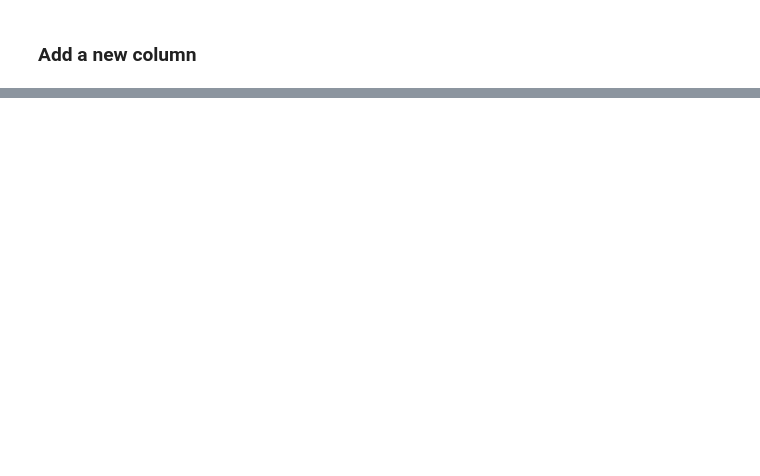
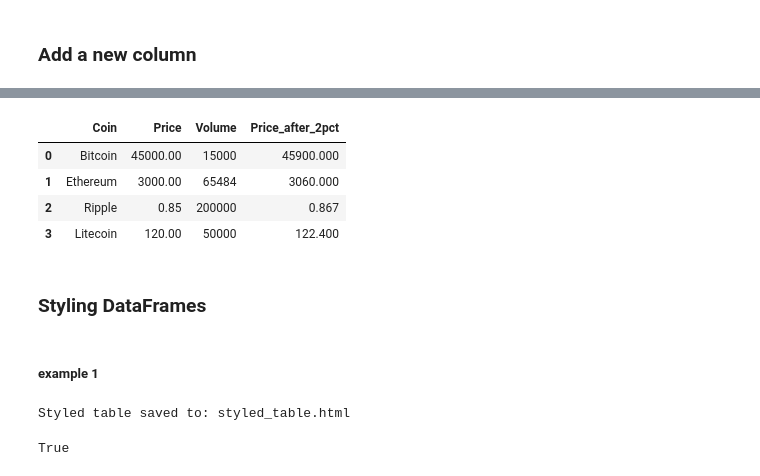
Before and after one commit to joshuatochinwachi/python-cohort-1, a Jupyter notebook: module-2/01_data_manipulation_with_pandas_and_numpy.ipynb, the cells around one changed output, grey strips where cells are left out. Cells and saved outputs as stored; diff of their text form; code cells hidden in the pictures; blank space fills up the shorter version.

```diff
--- a/module-2/01_data_manipulation_with_pandas_and_numpy.ipynb
+++ b/module-2/01_data_manipulation_with_pandas_and_numpy.ipynb
@@ -186,0 +357,41 @@ df.to_csv()
+# %%
+data.loc[1,'Volume']= 65484
+
+data
+# %% [output]
+|  | Coin | Price | Volume | Price_after_2pct |
+| 0 | Bitcoin | 45000.00 | 15000 | 45900.000 |
+| 1 | Ethereum | 3000.00 | 65484 | 3060.000 |
+| 2 | Ripple | 0.85 | 200000 | 0.867 |
+| 3 | Litecoin | 120.00 | 50000 | 122.400 |
+# %% [markdown]
+### Styling DataFrames
+# %% [markdown]
+##### example 1
+# %%
+import pandas as pd
+
+# Sample DataFrame
+data = pd.DataFrame({
+    'A': [1, 5, 3],
+    'B': [4, 2, 6]
+})
+
+# Apply styling
+styled_data = data.style \
+    .highlight_max(color='lightgreen') \
+    .highlight_min(color='pink')
+
+# Save to HTML
+output_file = "styled_table.html"
+styled_data.to_html(output_file)
+
+print(f"Styled table saved to: {output_file}")
+# %% [output]
+Styled table saved to: styled_table.html
+# %%
+# open the HTML file in your browser
+import webbrowser
+webbrowser.open(output_file)
+# %% [output]
+True
```
Also changed, not shown: parts of 74 cells of this notebook, 10 other files.
